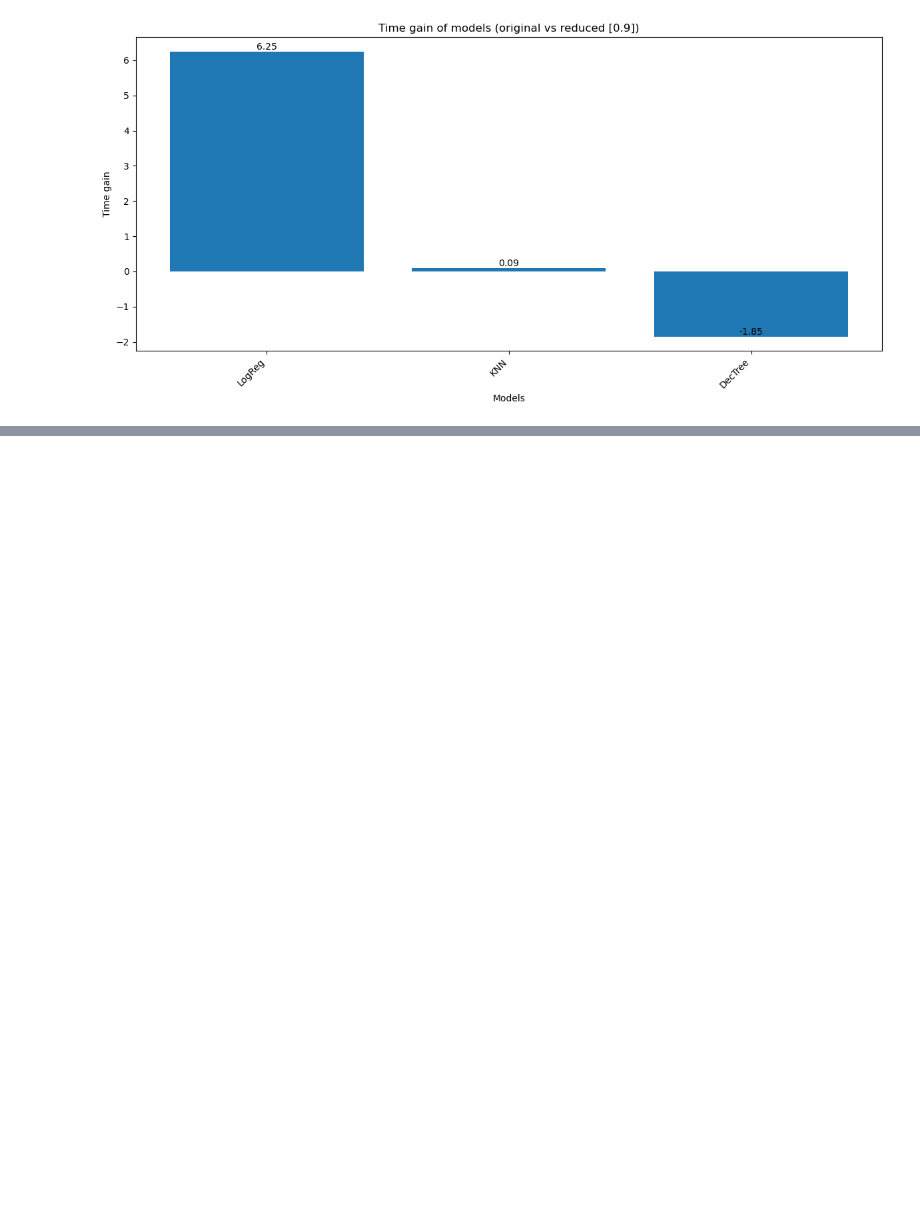
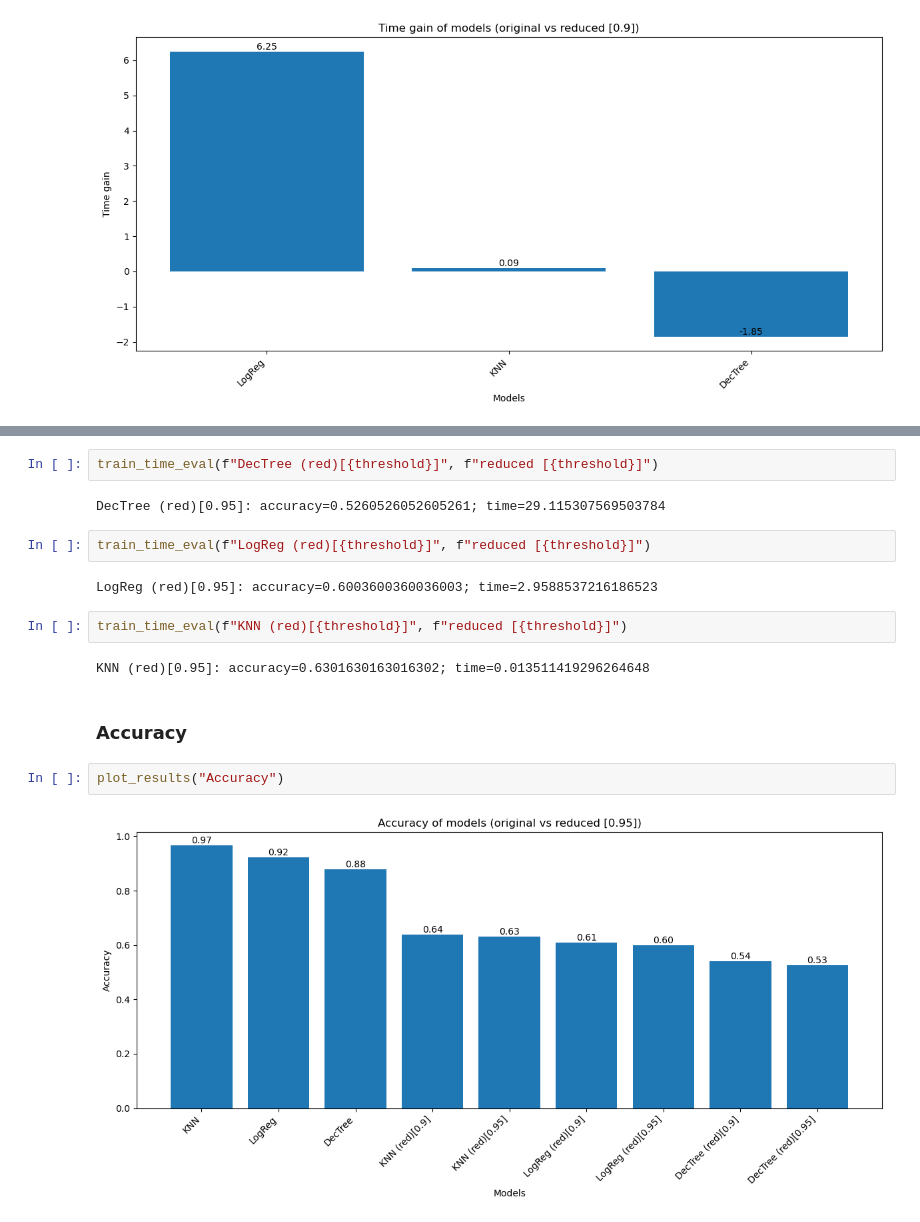
Before and after one commit to s27369/PRO1D_s27369, a Jupyter notebook: Lab67/Lab67_MNIST_DimRed.ipynb, the cells around one changed output, grey strips where cells are left out. Drawn from its saved outputs; the diff is of its cells as text; blank space fills up the shorter version.

Commit message:
thresholds checked 0.8 0.9 0.95

```diff
--- a/Lab67/Lab67_MNIST_DimRed.ipynb
+++ b/Lab67/Lab67_MNIST_DimRed.ipynb
@@ -332,0 +358,18 @@ iterate_pca(150, 300, 1,)
+# %%
+train_time_eval(f"DecTree (red)[{threshold}]", f"reduced [{threshold}]")
+# %% [output]
+DecTree (red)[0.95]: accuracy=0.5260526052605261; time=29.115307569503784
+# %%
+train_time_eval(f"LogReg (red)[{threshold}]", f"reduced [{threshold}]")
+# %% [output]
+LogReg (red)[0.95]: accuracy=0.6003600360036003; time=2.9588537216186523
+# %%
+train_time_eval(f"KNN (red)[{threshold}]", f"reduced [{threshold}]")
+# %% [output]
+KNN (red)[0.95]: accuracy=0.6301630163016302; time=0.013511419296264648
+# %% [markdown]
+### Accuracy
+# %%
+plot_results("Accuracy")
+# %% [output]
+[figure, added]
```
Also changed, not shown: parts of 22 cells of this notebook.
